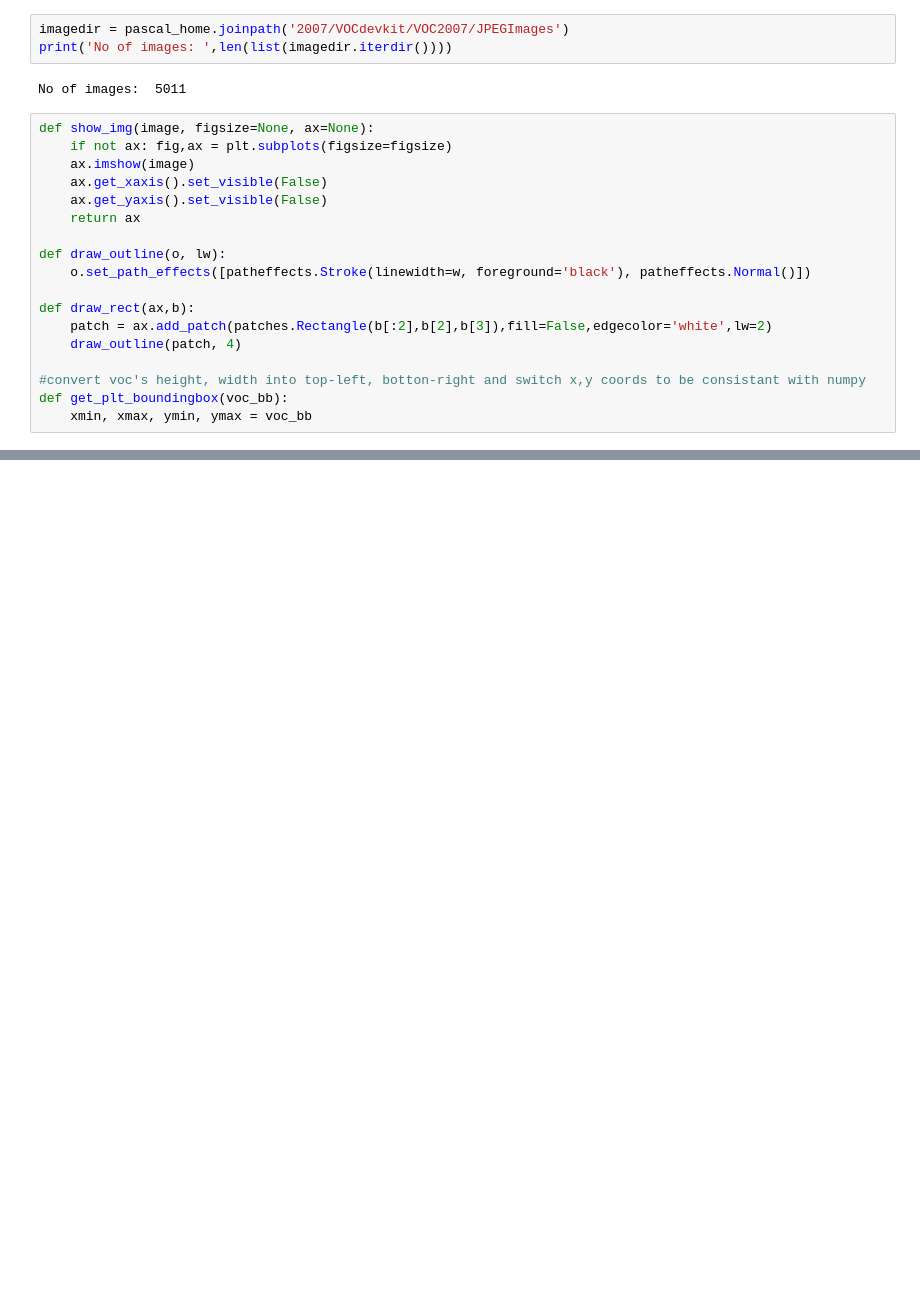
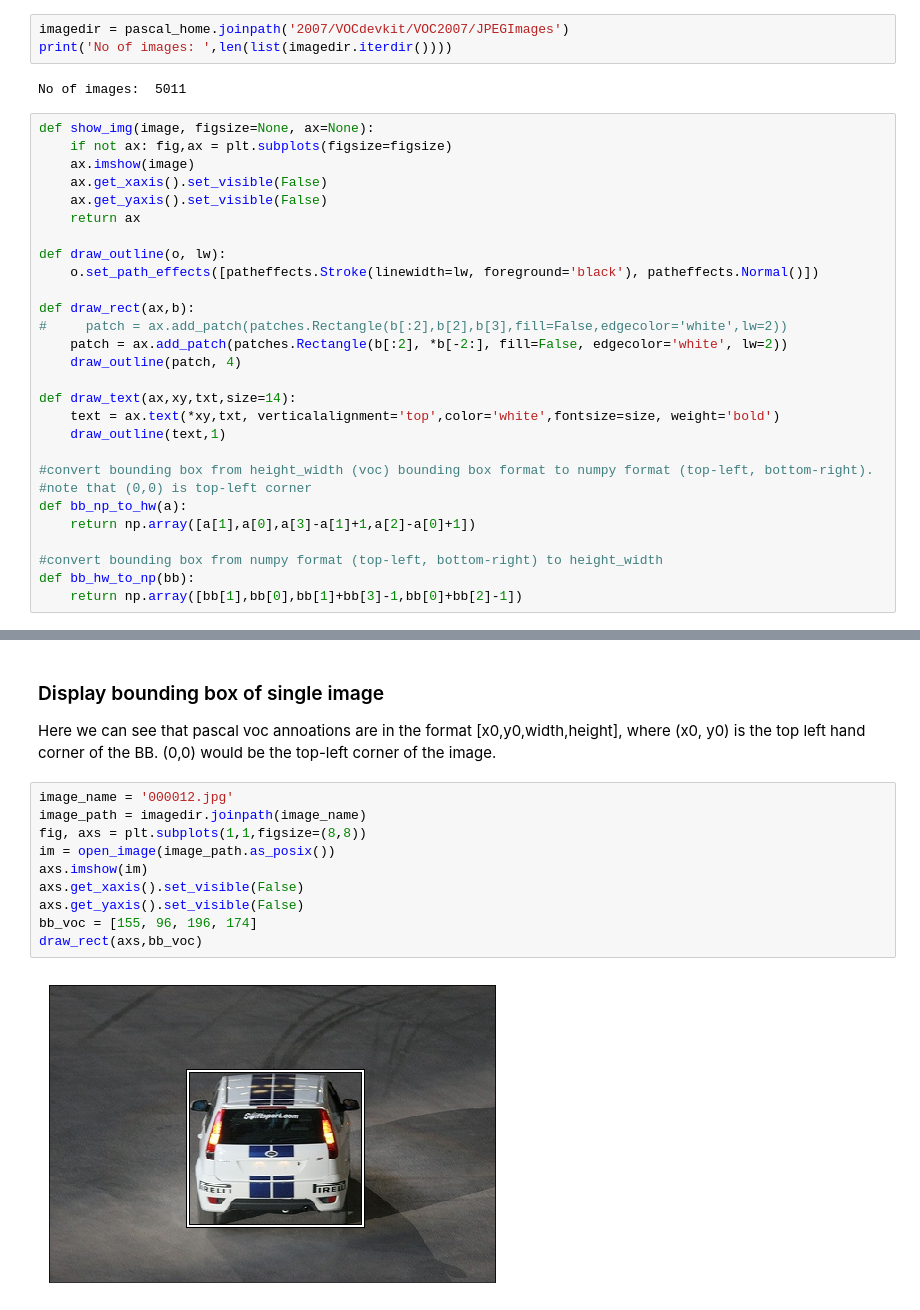
Before and after one commit to achinta/machine-learning, a Jupyter notebook: notebooks/pytorch/002_single_od_with_pascal.ipynb, the cells around one changed output, grey strips where cells are left out. Saved outputs shown, nothing was run; the diff lists cells and outputs as text; blank space fills up the shorter version.

Commit message:
added bounding box display

```diff
--- a/notebooks/pytorch/002_single_od_with_pascal.ipynb
+++ b/notebooks/pytorch/002_single_od_with_pascal.ipynb
@@ -92,15 +95,25 @@ def show_img(image, figsize=None, ax=None):
     return ax
 
 def draw_outline(o, lw):
-    o.set_path_effects([patheffects.Stroke(linewidth=w, foreground='black'), patheffects.Normal()])
+    o.set_path_effects([patheffects.Stroke(linewidth=lw, foreground='black'), patheffects.Normal()])
 
 def draw_rect(ax,b):
-    patch = ax.add_patch(patches.Rectangle(b[:2],b[2],b[3]),fill=False,edgecolor='white',lw=2)
+#     patch = ax.add_patch(patches.Rectangle(b[:2],b[2],b[3],fill=False,edgecolor='white',lw=2))
+    patch = ax.add_patch(patches.Rectangle(b[:2], *b[-2:], fill=False, edgecolor='white', lw=2))
     draw_outline(patch, 4)
 
-#convert voc's height, width into top-left, botton-right and switch x,y coords to be consistant with numpy
-def get_plt_boundingbox(voc_bb):
-    xmin, xmax, ymin, ymax = voc_bb
+def draw_text(ax,xy,txt,size=14):
+    text = ax.text(*xy,txt, verticalalignment='top',color='white',fontsize=size, weight='bold')
+    draw_outline(text,1)
+
+#convert bounding box from height_width (voc) bounding box format to numpy format (top-left, bottom-right).
+#note that (0,0) is top-left corner
+def bb_np_to_hw(a):
+    return np.array([a[1],a[0],a[3]-a[1]+1,a[2]-a[0]+1])
+
+#convert bounding box from numpy format (top-left, bottom-right) to height_width
+def bb_hw_to_np(bb):
+    return np.array([bb[1],bb[0],bb[1]+bb[3]-1,bb[0]+bb[2]-1])
 # %%
 #show sample images
 no_samples = 5
@@ -113,0 +127,15 @@ for idx, ax in enumerate(axs.flat):
+# %% [markdown]
+### Display bounding box of single image
+Here we can see that pascal voc annoations are in the format [x0,y0,width,height], where (x0, y0) is the top left hand corner of the BB. (0,0) would be the top-left corner of the image.
+# %%
+image_name = '000012.jpg'
+image_path = imagedir.joinpath(image_name)
+fig, axs = plt.subplots(1,1,figsize=(8,8))
+im = open_image(image_path.as_posix())
+axs.imshow(im)
+axs.get_xaxis().set_visible(False)
+axs.get_yaxis().set_visible(False)
+bb_voc = [155, 96, 196, 174]
+draw_rect(axs,bb_voc)
+# %% [output]
+[figure, added]
```
Also changed, not shown: parts of 12 cells of this notebook.
